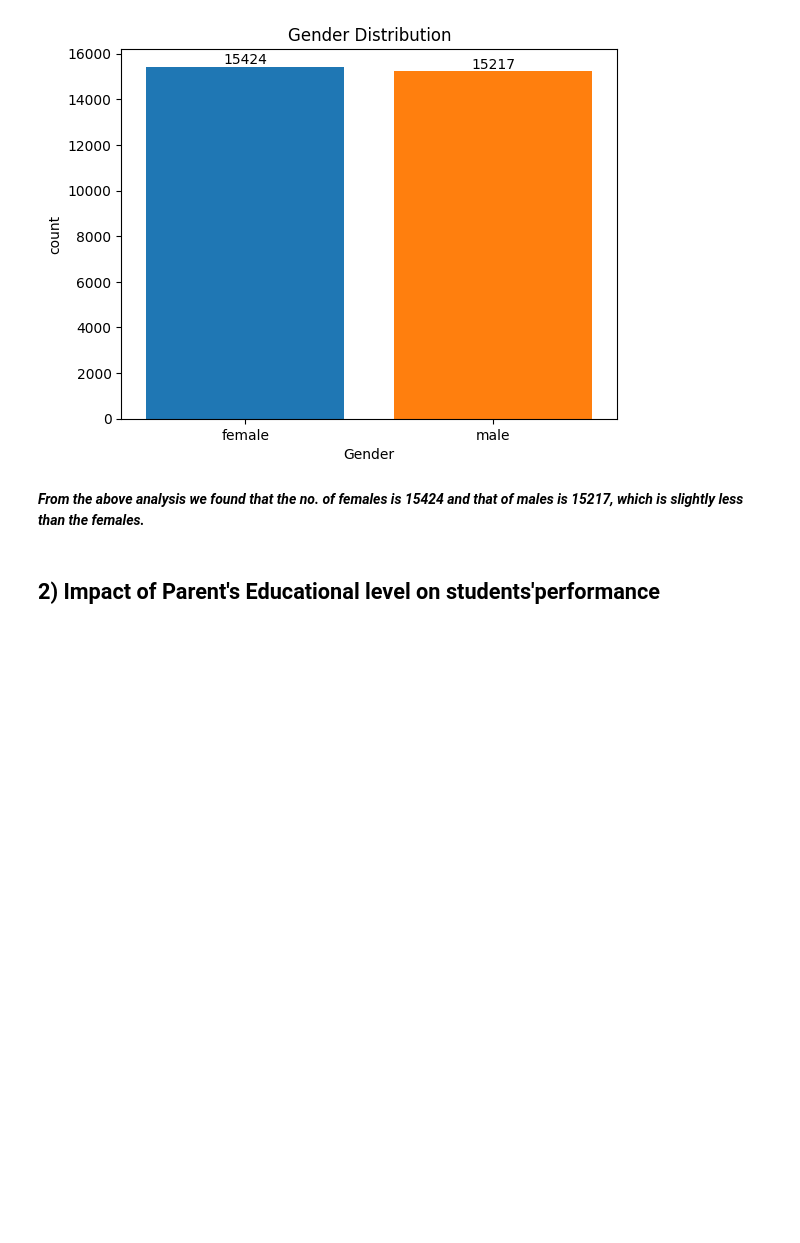
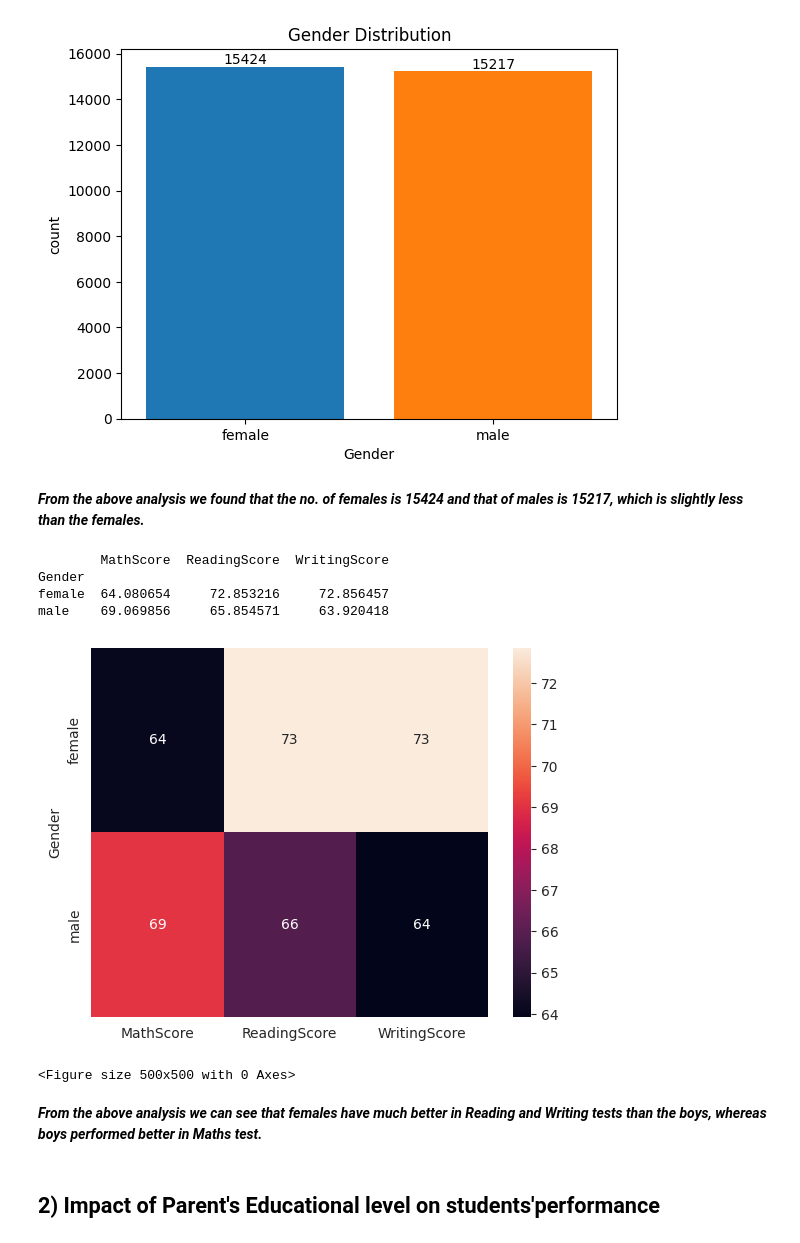
Before and after one commit to HafshaWahab/Students-Test-Scores-Analysis, a Jupyter notebook: students-test-scores-analysis.ipynb, the cells around one changed output. Cells and saved outputs as stored; diff of their text form; code cells hidden in the pictures; blank space fills up the shorter version.

Commit message:
Kaggle Notebook | Students Test Scores Analysis | Version 16

```diff
--- a/students-test-scores-analysis.ipynb
+++ b/students-test-scores-analysis.ipynb
@@ -152,6 +152,23 @@ plt.show()
 [figure]
 # %% [markdown]
 ***From the above analysis we found that the no. of females is 15424 and that of males is 15217, which is slightly less than the females.***
+# %%
+gender = df.groupby('Gender').agg({'MathScore':'mean','ReadingScore':'mean','WritingScore':'mean'})
+print(gender)
+# %% [output]
+        MathScore  ReadingScore  WritingScore
+Gender
+female  64.080654     72.853216     72.856457
+male    69.069856     65.854571     63.920418
+# %%
+sns.heatmap(gender, annot = True)
+plt.figure(figsize=(5,5))
+plt.show()
+# %% [output]
+[figure, added]
+<Figure size 500x500 with 0 Axes>
+# %% [markdown]
+***From the above analysis we can see that females have much better in Reading and Writing tests than the boys, whereas boys performed better in Maths test.***
 # %% [markdown]
 ## 2) Impact of Parent's Educational level on students'performance
 # %%
```
Also changed, not shown: parts of 1 cell of this notebook.
